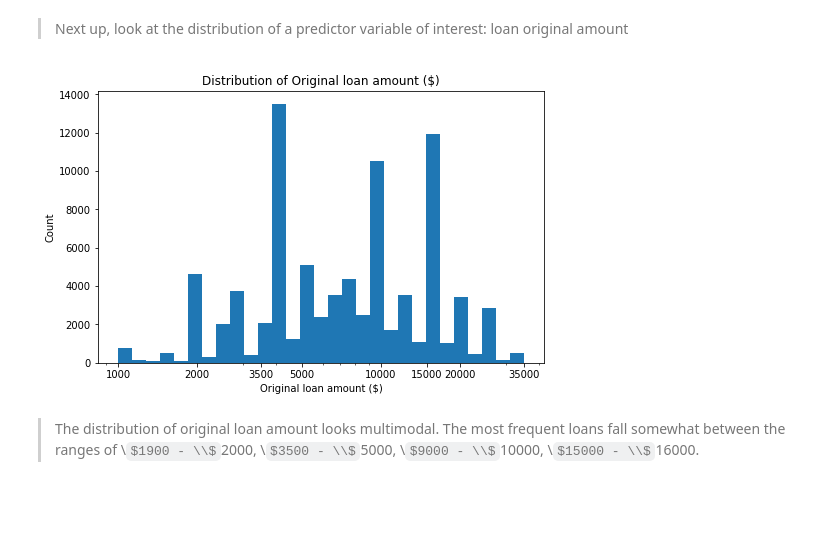
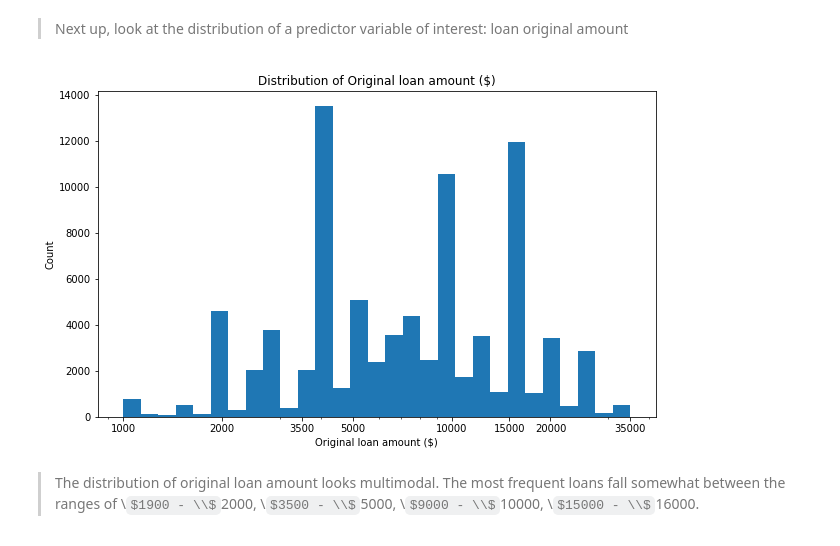
Before and after one commit to chukwume/prosperloandata, a Jupyter notebook: exploration_template.ipynb, the cells around one changed output. Cells and saved outputs as stored; diff of their text form; code cells hidden in the pictures; some formulas as TeX source; blank space fills up the shorter version.

Commit message:
feat: Modify hist figsize of original loan amount

```diff
--- a/exploration_template.ipynb
+++ b/exploration_template.ipynb
@@ -150,18 +150,18 @@ df_sub[(df_sub['borrowerapr'] >= 0.35) & (df_sub['borrowerapr'] <= 0.36)]
 # %%
 MIN = df_sub['loanoriginalamount'].min()
 MAX = df_sub['loanoriginalamount'].max()
 
 bins = 10 ** np.linspace(np.log10(MIN), np.log10(MAX), 30)
-plt.figure(figsize=[8, 5])
+plt.figure(figsize=[10, 6])
 plt.hist(data = df_sub, x = 'loanoriginalamount', bins=bins)
 plt.xscale('log')
 ticks = [1000, 2000, 3500, 5000, 10000, 15000, 20000, 35000]
 plt.xticks(ticks, ticks)
 plt.xlabel('Original loan amount ($)')
 plt.ylabel('Count')
 plt.title('Distribution of Original loan amount ($)');
 # %% [output]
-[figure, old version]
+[figure, new version]
 # %% [markdown]
 > The distribution of original loan amount looks multimodal. The most frequent loans fall somewhat between the ranges of \\$1900 - \\$2000, \\$3500 - \\$5000, \\$9000 - \\$10000, \\$15000 - \\$16000.
 # %% [markdown]
```
